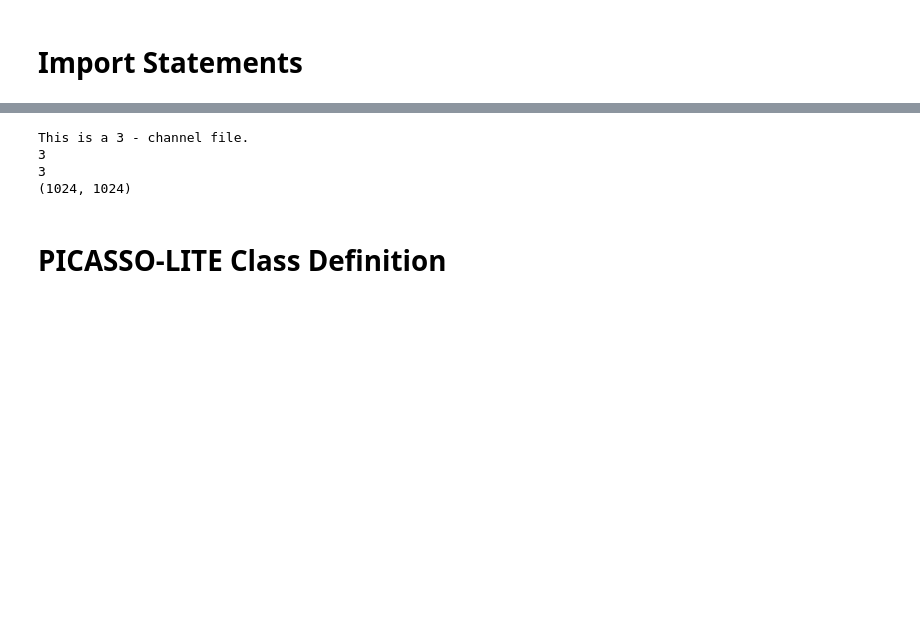
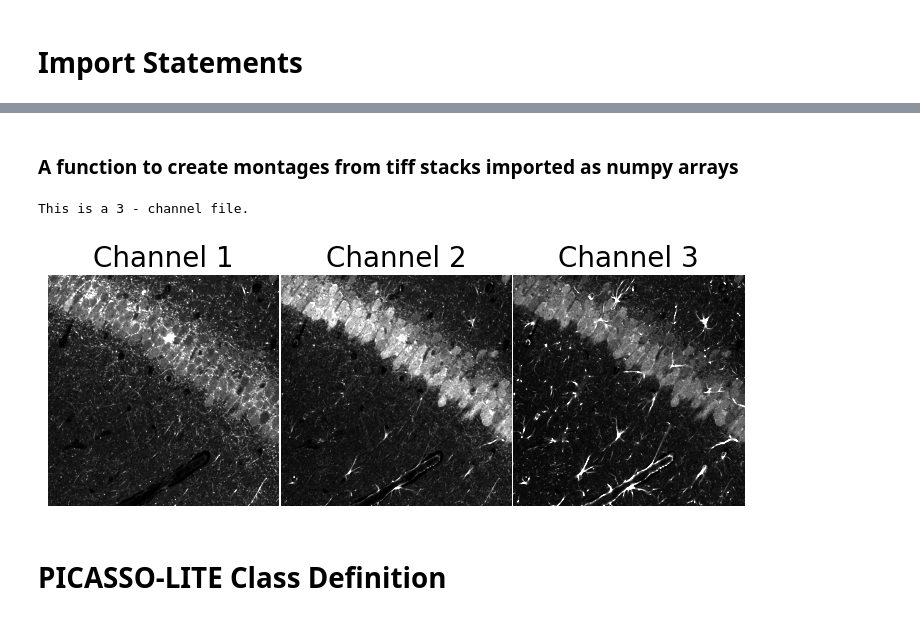
Before and after one commit to ChrisKingPhd/PICASSO_LITE, a Jupyter notebook: Mutual_Info.ipynb, the cells around one changed output, grey strips where cells are left out. Saved outputs shown, nothing was run; the diff lists cells and outputs as text; code cells hidden in the pictures; blank space fills up the shorter version.

Commit message:
added a function to make montages

```diff
--- a/Mutual_Info.ipynb
+++ b/Mutual_Info.ipynb
@@ -14,11 +18,11 @@ from PIL import Image
 # %%
-def load_image(filepath):
+def load_nchan_image(filepath):
     imchans_list = []
     if os.path.exists(filepath):
         try:
             im = Image.open(filepath)
             num_chans = getattr(im, "n_frames", 1)
-            im.load()#PIL loads channel zero with .open is called initially
+            im.load()#PIL loads channel zero when .open is called initially
             print(f"This is a {num_chans} - channel file.")
 
             data = np.array(im)
@@ -40,3 +44,5 @@ def load_image(filepath):
     else:
         raise FileNotFoundError(f"The file {filepath} does not exist")
         return [],[]
+# %% [markdown]
+### A function to create montages from tiff stacks imported as numpy arrays
@@ -43,13 +100,14 @@ def load_image(filepath):
 # %%
 #load the 3 channel laser scanning confocal tiff file provided by the PICASSO method authors
 filename = '3color_data.tif'
 filepath = os.path.join("D:/images/", filename)
-num_chans, test = load_image(filepath)
+num_chans, test = load_nchan_image(filepath)
+test = np.asarray(test)
+make_montage(test, titles = ['Channel 1','Channel 2','Channel 3'],
+             outpath = "D:/images/raw_composite.png", numcols = 3, numrows = 1,lower_pct = 1, upper_pct = 99, show_montage = True)
 # %% [output]
 This is a 3 - channel file.
-3
-3
-(1024, 1024)
+[figure, added]
 # %% [markdown]
 # PICASSO-LITE Class Definition
 # %%
```
Also changed, not shown: parts of 2 cells of this notebook.
